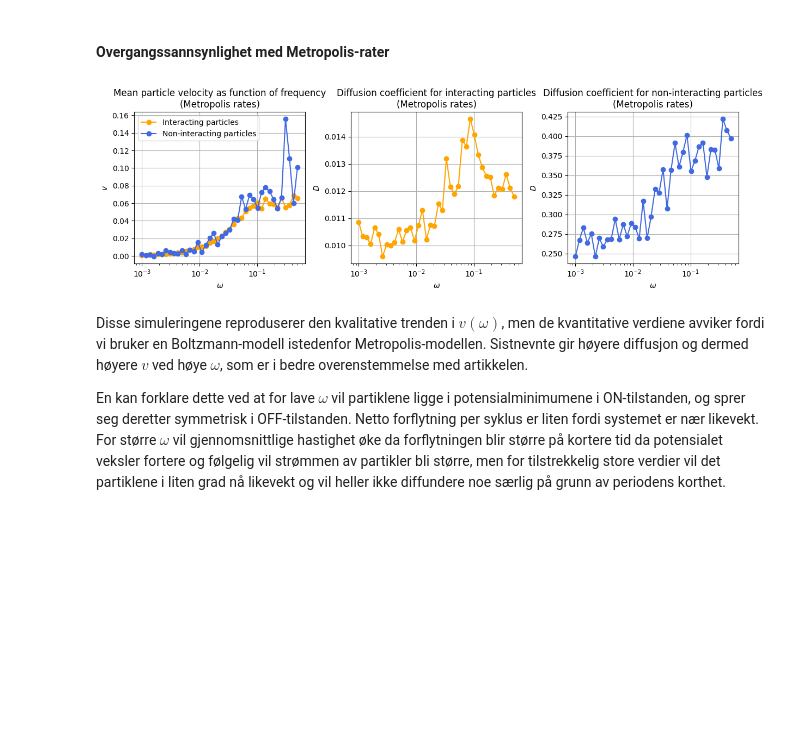
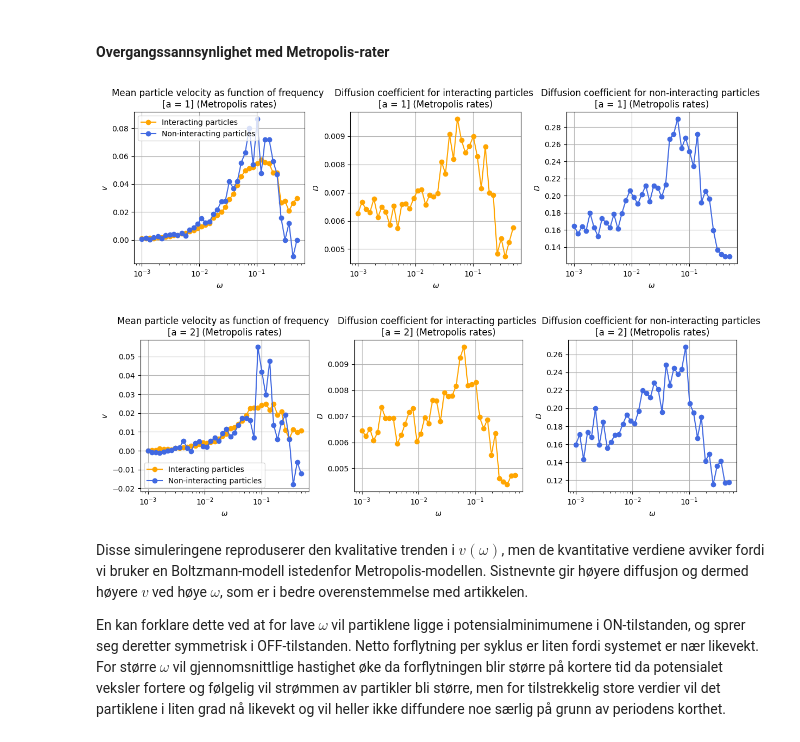
Before and after one commit to KristofferEide06/TMA4320_Project2, a Jupyter notebook: project2.ipynb, the cells around one changed output. Cells and saved outputs as stored; diff of their text form; code cells hidden in the pictures; blank space fills up the shorter version.

```diff
--- a/project2.ipynb
+++ b/project2.ipynb
@@ -1638,7 +1638,7 @@ def compute_velocity_diffusion_omega(omega_arr, random_walk_fun, Np, width, Nx,
     return v_arr, D_arr
 
 
-def plot_velocity_diffusion_omega(omega_arr, v1_arr, D1_arr, v2_arr, D2_arr, metropolis):
+def plot_velocity_diffusion_omega(omega_arr, v1_arr, D1_arr, v2_arr, D2_arr, a, metropolis):
     """Plots mean particle velocity and diffusion coefficient as functions of frequency omega.
     Args:
         omega_arr: Array of frequencies omega = 1/(2*Tp)
@@ -1646,20 +1646,21 @@ def plot_velocity_diffusion_omega(omega_arr, v1_arr, D1_arr, v2_arr, D2_arr, met
         D1_arr: Array of diffusion coefficients with interacting particles
         v2_arr: Array of mean particle velocities with non-interacting particles
         D2_arr: Array of diffusion coefficients with non-interacting particles
+        a: Sawtooth length parameter
         metropolis: Wether the computations uses metropolis rates or not
     Returns:
         None: Displays the plot
     """
     fig, (ax1, ax2, ax3) = plt.subplots(1, 3, figsize=(12, 4))
 
-    v_title = "Mean particle velocity as function of frequency"
-    w1_title = "Diffusion coefficient for interacting particles"
-    w2_title = "Diffusion coefficient for non-interacting particles"
+    v_title = "Mean particle velocity as function of frequency " + f"\n[a = {a}]"
+    w1_title = "Diffusion coefficient for interacting particles " + f"\n[a = {a}]"
+    w2_title = "Diffusion coefficient for non-interacting particles " + f"\n[a = {a}]"
 
     if metropolis:
-        v_title += "\n(Metropolis rates)"
-        w1_title += "\n(Metropolis rates)"
-        w2_title += "\n(Metropolis rates)"
+        v_title += " (Metropolis rates)"
+        w1_title += " (Metropolis rates)"
+        w2_title += " (Metropolis rates)"
 
 
     ax1.plot(omega_arr, v1_arr, 'o-', color='orange', label='Interacting particles')
@@ -1710,23 +1733,45 @@ plot_velocity_diffusion_omega(omega_arr, v1_arr, D1_arr, v2_arr, D2_arr, metropo
 # %% [markdown]
 #### Overgangssannsynlighet med Metropolis-rater
 # %%
+# Parameters as in the article
+a1 = 1
+a2 = 2
+w = 6
+alpha1 = a1/w
+alpha2 = a2/w
+
 omega_arr = np.logspace(-3, np.log10(0.5), 40)
 
-# Interacting particles
-v1_arr, D1_arr = compute_velocity_diffusion_omega(
-omega_arr, random_walk_exclusion_sawtooth_m, Np=25, width=1, Nx=6, Ns=50,
-    alpha=1/6, k=5.0, beta=2.0, Nc=500
+# Interacting particles (with a=1)
+v11_arr, D11_arr = compute_velocity_diffusion_omega(
+omega_arr, random_walk_exclusion_sawtooth, Np=25, width=1, Nx=6, Ns=50,
+    alpha=alpha1, k=5.0, beta=2.0, Nc=500
 )
 
-# Non-interacting particles
-v2_arr, D2_arr = compute_velocity_diffusion_omega(
-omega_arr, random_walk_exclusion_sawtooth_m, Np=1, width=1, Nx=6, Ns=50,
-    alpha=1/6, k=5.0, beta=2.0, Nc=500
+# Non-interacting particles (with a=1)
+v12_arr, D12_arr = compute_velocity_diffusion_omega(
+omega_arr, random_walk_exclusion_sawtooth, Np=1, width=1, Nx=6, Ns=50,
+    alpha=alpha1, k=5.0, beta=2.0, Nc=500
 )
 
-plot_velocity_diffusion_omega(omega_arr, v1_arr, D1_arr, v2_arr, D2_arr, metropolis=True)
+# Interacting particles (with a=2)
+v21_arr, D21_arr = compute_velocity_diffusion_omega(
+omega_arr, random_walk_exclusion_sawtooth, Np=25, width=1, Nx=6, Ns=50,
+    alpha=alpha2, k=5.0, beta=2.0, Nc=500
+)
+
+# Non-interacting particles (with a=2)
+v22_arr, D22_arr = compute_velocity_diffusion_omega(
+omega_arr, random_walk_exclusion_sawtooth, Np=1, width=1, Nx=6, Ns=50,
+    alpha=alpha2, k=5.0, beta=2.0, Nc=500
+)
+
+
+plot_velocity_diffusion_omega(omega_arr, v11_arr, D11_arr, v12_arr, D12_arr, a1, metropolis=True)
+plot_velocity_diffusion_omega(omega_arr, v21_arr, D21_arr, v22_arr, D22_arr, a2, metropolis=True)
 # %% [output]
-[figure, old version]
+[figure, new version]
+[figure, added]
 # %% [markdown]
 Disse simuleringene reproduserer den kvalitative trenden i $v(\omega)$, men de kvantitative verdiene avviker fordi vi bruker en Boltzmann-modell istedenfor Metropolis-modellen. Sistnevnte gir høyere diffusjon og dermed høyere $v$ ved høye $\omega$, som er i bedre overenstemmelse med artikkelen.
 
```
Also changed, not shown: parts of 3 cells of this notebook.
